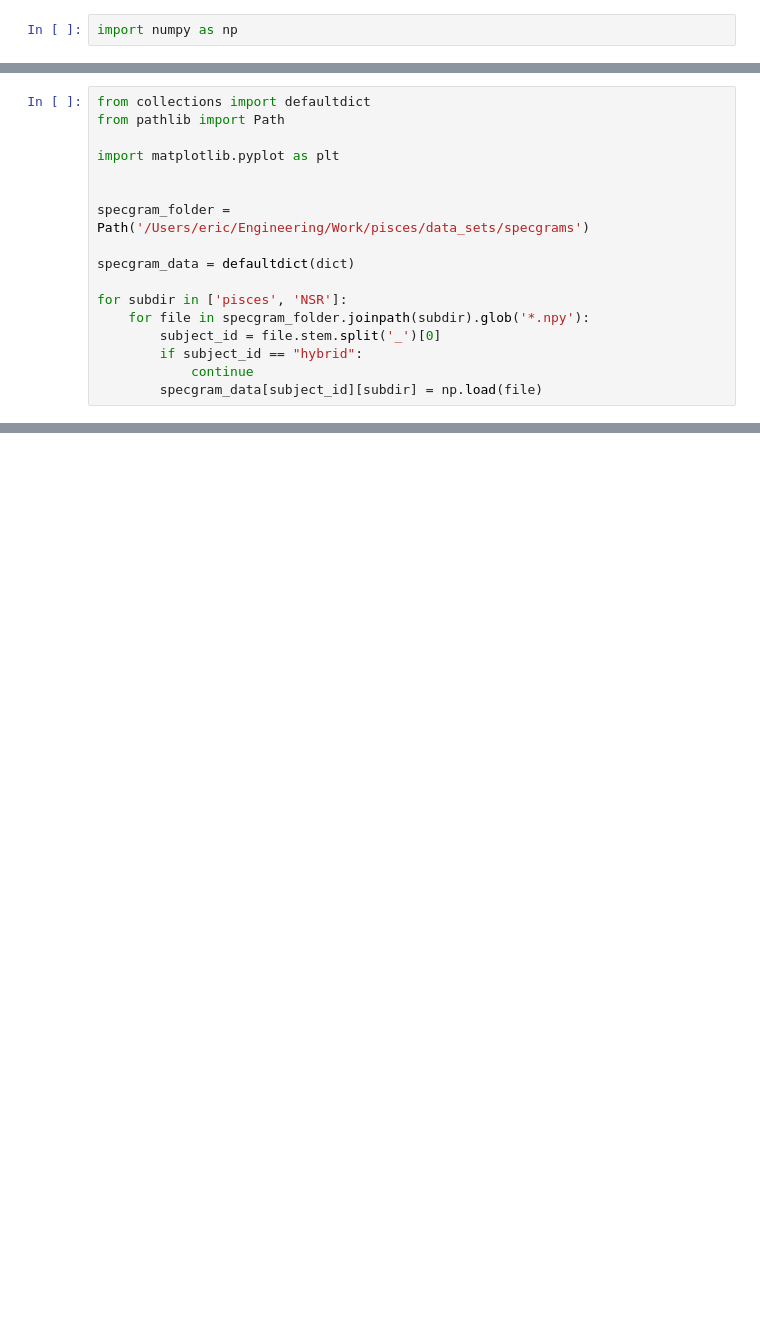
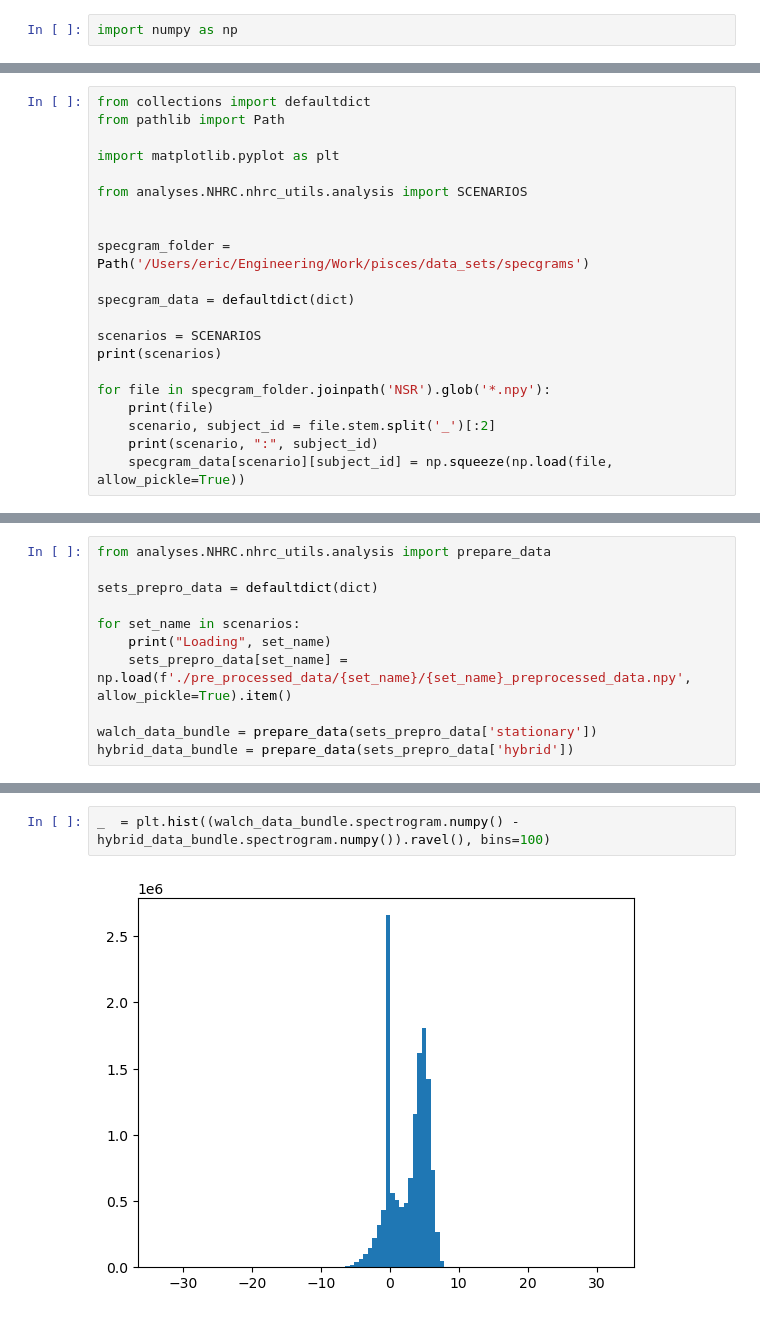
Before and after one commit to Arcascope/pisces, a Jupyter notebook: analyses/NHRC/pisces_vs_NSR.ipynb, the cells around one changed output, grey strips where cells are left out. Drawn from its saved outputs; the diff is of its cells as text; blank space fills up the shorter version.

```diff
--- a/analyses/NHRC/pisces_vs_NSR.ipynb
+++ b/analyses/NHRC/pisces_vs_NSR.ipynb
@@ -6,14 +8,18 @@ from pathlib import Path
 
 import matplotlib.pyplot as plt
 
+from analyses.NHRC.nhrc_utils.analysis import SCENARIOS
+
 
 specgram_folder = Path('/Users/eric/Engineering/Work/pisces/data_sets/specgrams')
 
 specgram_data = defaultdict(dict)
 
-for subdir in ['pisces', 'NSR']:
-    for file in specgram_folder.joinpath(subdir).glob('*.npy'):
-        subject_id = file.stem.split('_')[0]
-        if subject_id == "hybrid":
-            continue
-        specgram_data[subject_id][subdir] = np.load(file)
+scenarios = SCENARIOS
+print(scenarios)
+
+for file in specgram_folder.joinpath('NSR').glob('*.npy'):
+    print(file)
+    scenario, subject_id = file.stem.split('_')[:2]
+    print(scenario, ":", subject_id)
+    specgram_data[scenario][subject_id] = np.squeeze(np.load(file, allow_pickle=True))
@@ -58,0 +50,11 @@ Text(0.5, 0, 'Difference (dB)')
+# %%
+from analyses.NHRC.nhrc_utils.analysis import prepare_data
+
+sets_prepro_data = defaultdict(dict)
+
+for set_name in scenarios:
+    print("Loading", set_name)
+    sets_prepro_data[set_name] = np.load(f'./pre_processed_data/{set_name}/{set_name}_preprocessed_data.npy', allow_pickle=True).item()
+
+walch_data_bundle = prepare_data(sets_prepro_data['stationary'])
+hybrid_data_bundle = prepare_data(sets_prepro_data['hybrid'])
@@ -58,0 +66,4 @@ Text(0.5, 0, 'Difference (dB)')
+# %%
+_  = plt.hist((walch_data_bundle.spectrogram.numpy() - hybrid_data_bundle.spectrogram.numpy()).ravel(), bins=100)
+# %% [output]
+[figure, added]
```
Also changed, not shown: parts of 28 cells of this notebook, 4 other files.
